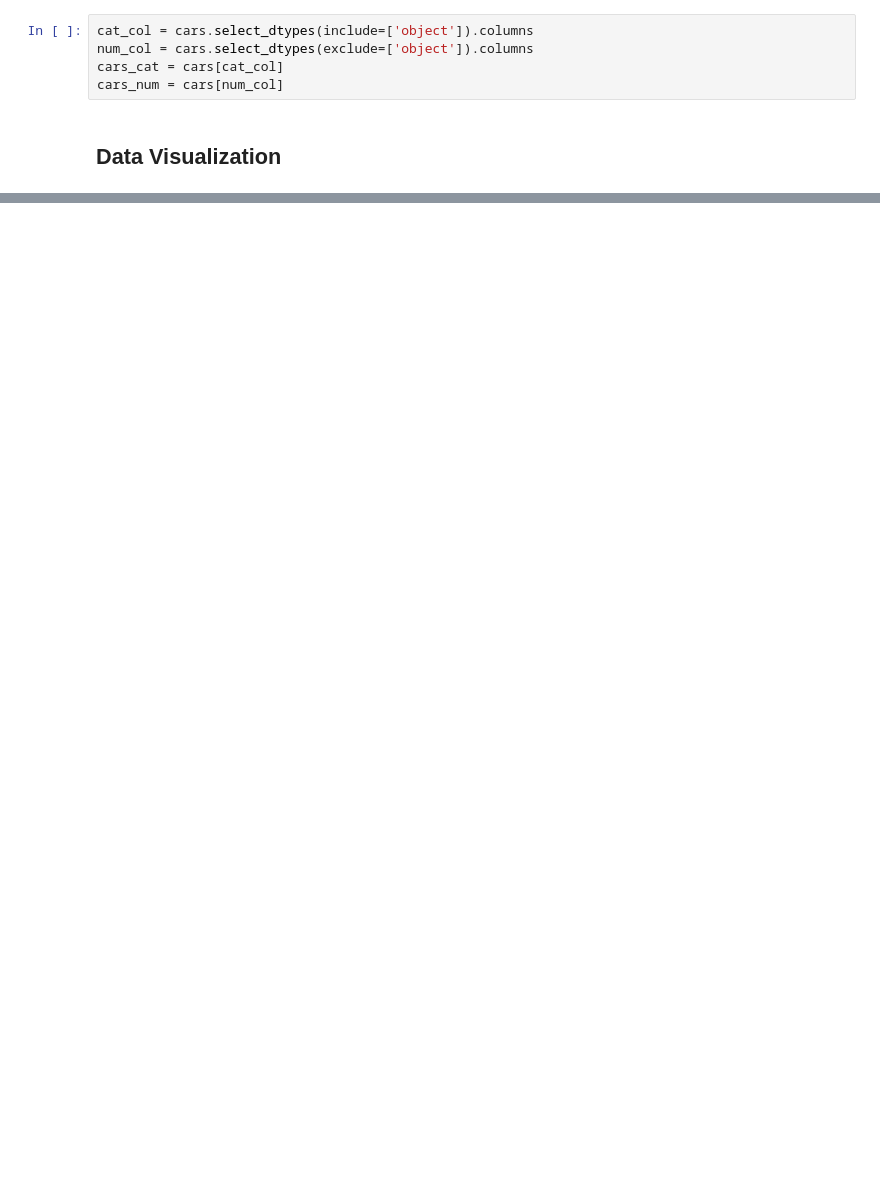
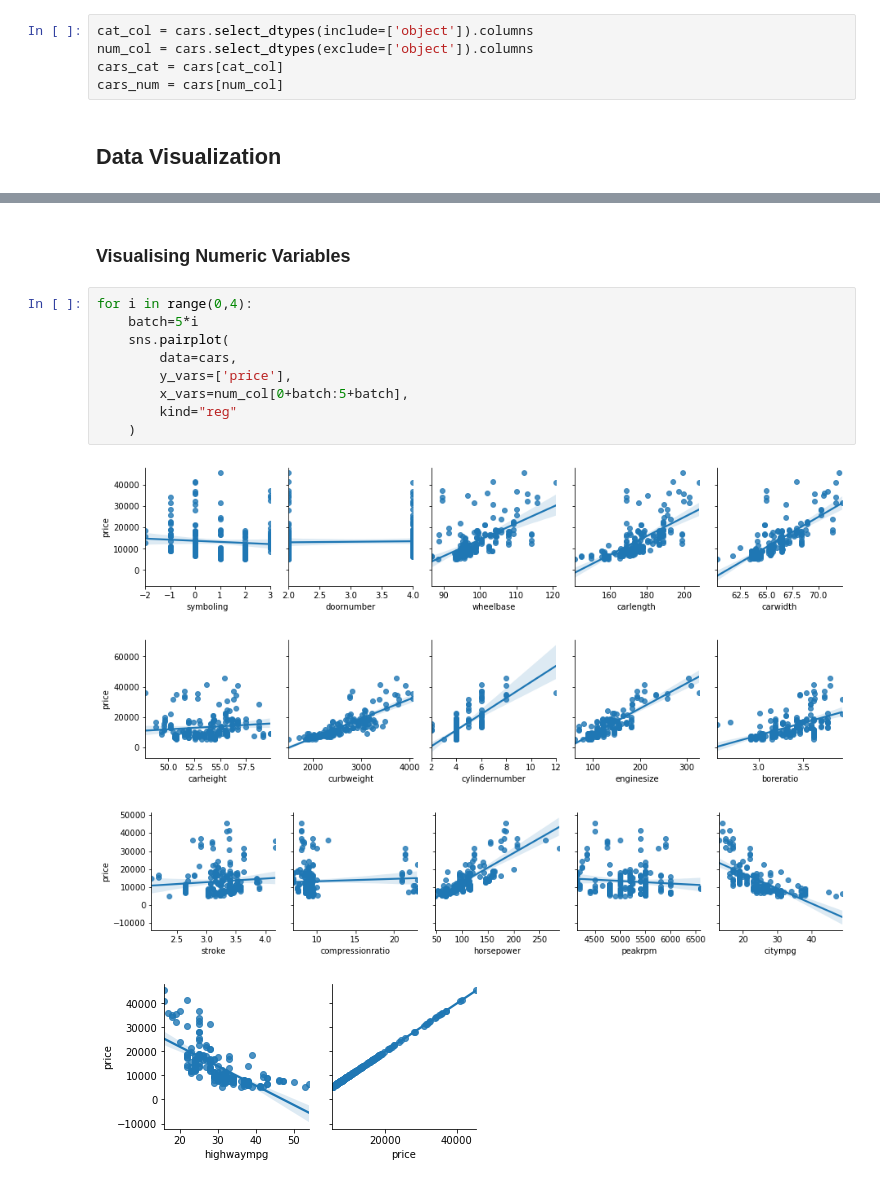
Before and after one commit to karlbehrensg/car-price-prediction, a Jupyter notebook: Car Price Prediction.ipynb, the cells around one changed output, grey strips where cells are left out. Drawn from its saved outputs; the diff is of its cells as text; blank space fills up the shorter version.

```diff
--- a/Car Price Prediction.ipynb
+++ b/Car Price Prediction.ipynb
@@ -82,0 +121,16 @@ cars_num = cars[num_col]
+# %% [markdown]
+### Visualising Numeric Variables
+# %%
+for i in range(0,4):
+    batch=5*i
+    sns.pairplot(
+        data=cars,
+        y_vars=['price'],
+        x_vars=num_col[0+batch:5+batch],
+        kind="reg"
+    )
+# %% [output]
+[figure, added]
+[figure, added]
+[figure, added]
+[figure, added]
```
Also changed, not shown: parts of 11 cells of this notebook.
